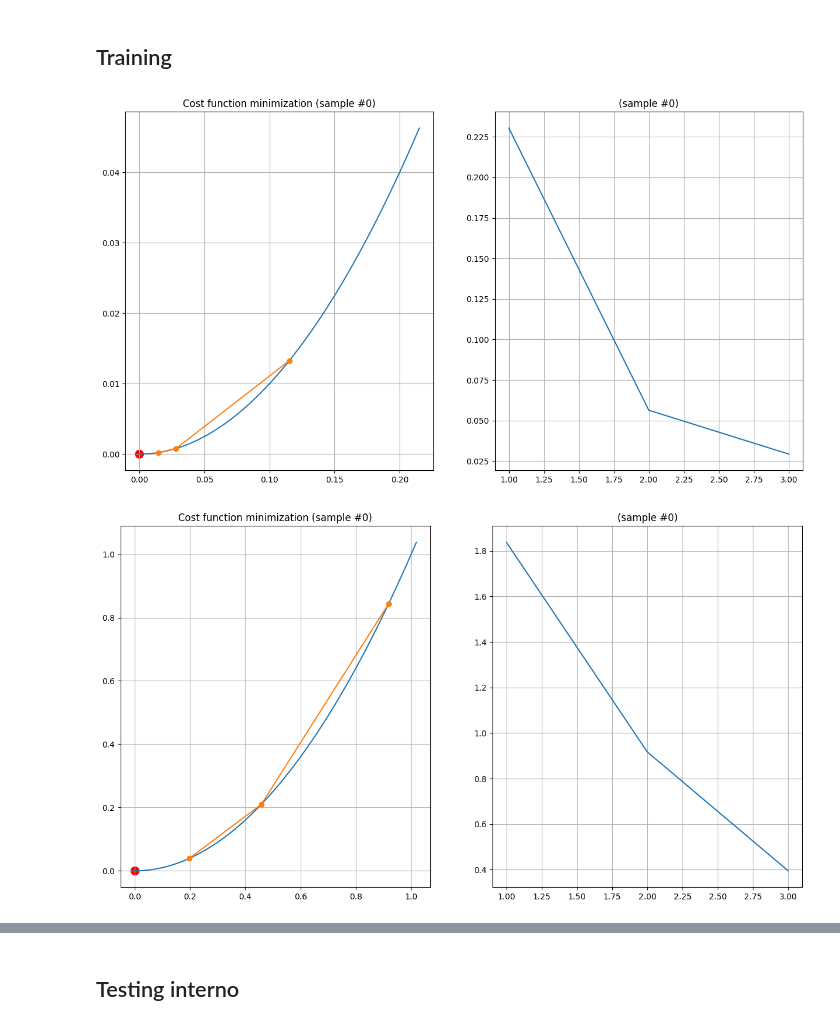
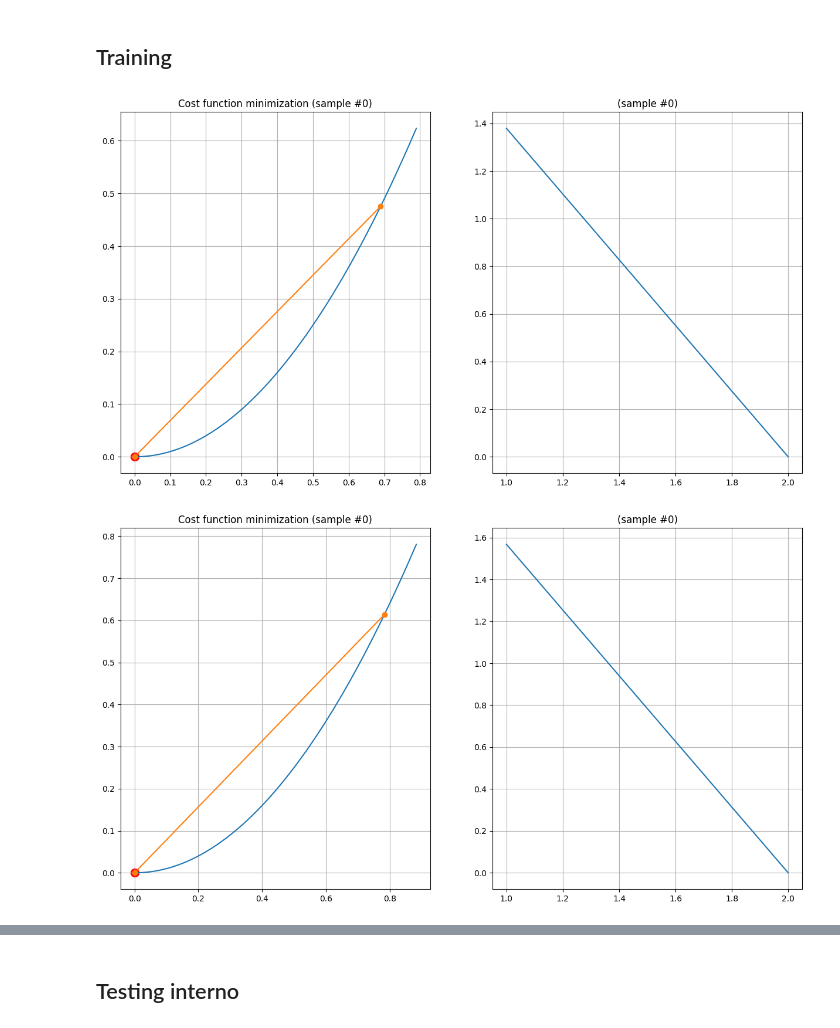
Before and after one commit to Finardi-FS/Neural-Shrimps, a Jupyter notebook: Neural_Network/NN_TrafficProject.ipynb, the cells around one changed output, grey strips where cells are left out. Saved outputs shown, nothing was run; the diff lists cells and outputs as text; code cells hidden in the pictures.

```diff
--- a/Neural_Network/NN_TrafficProject.ipynb
+++ b/Neural_Network/NN_TrafficProject.ipynb
@@ -182,18 +182,18 @@ PCA.show_evec(0)
 # %%
 weights         = 2 * np.random.rand(len(data_int[0])) - 1                # crea una matrice con numeri casuali tra -1 e 1
 PCA_weights     = 2 * np.random.rand(len(PCA_data_int[0])) - 1                # crea una matrice con numeri casuali tra -1 e 1
-epochs          = 2
-LR              = 0.1
+epochs          = 1
+LR              = 5
 
 NN = shrimps_class.NN_Class()
 
 results = NN.training(weights, data_int, labels_int, epochs, LR)
 PCA_results = NN.training(PCA_weights, PCA_data_int, labels_int, epochs, LR)
 NN.plt_epochs(results = results, idx_sample = 0)
 NN.plt_epochs(results = PCA_results, idx_sample = 0)
 # %% [output]
-[figure, old version]
+[figure, new version]
-[figure, old version]
+[figure, new version]
 # %%
 # Per allenare ulteriormente
 results = NN.training(weights, data_int, labels_int, epochs, LR)
```
Also changed, not shown: parts of 8 cells of this notebook, 1 other file.
